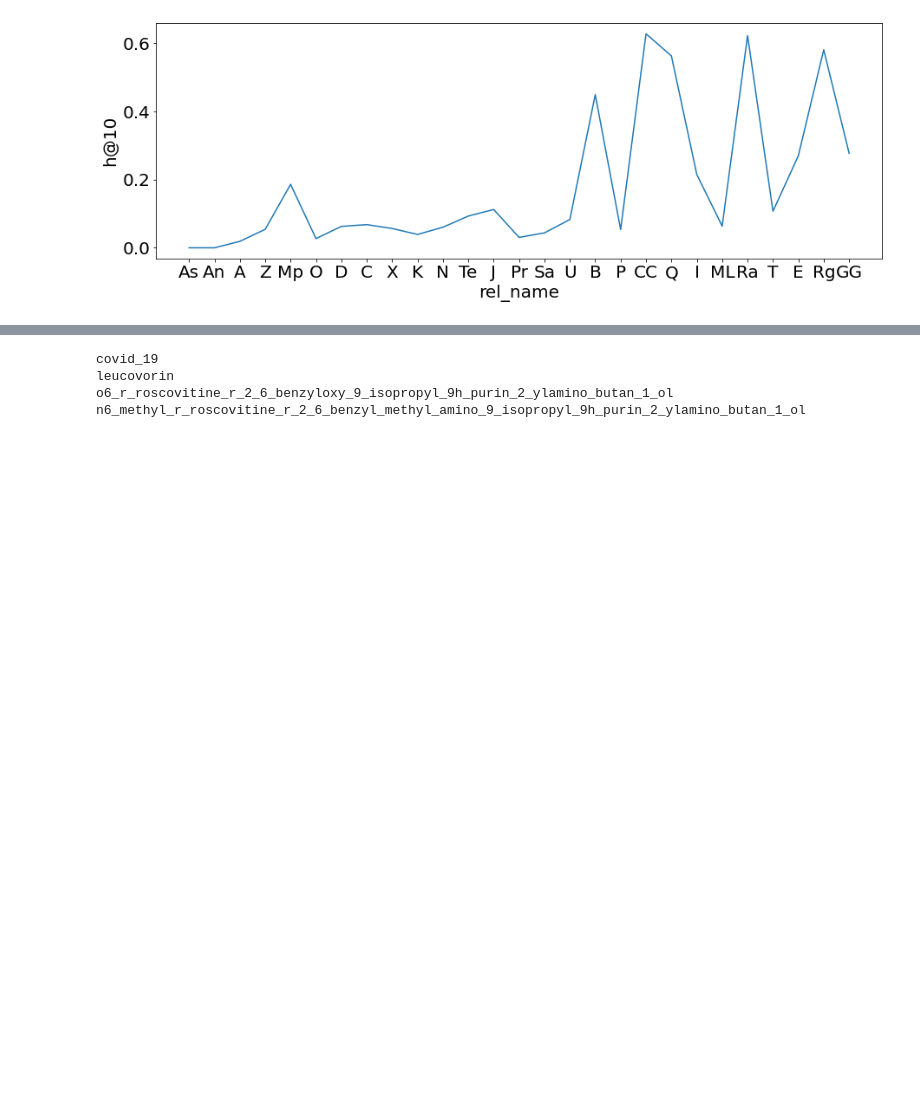
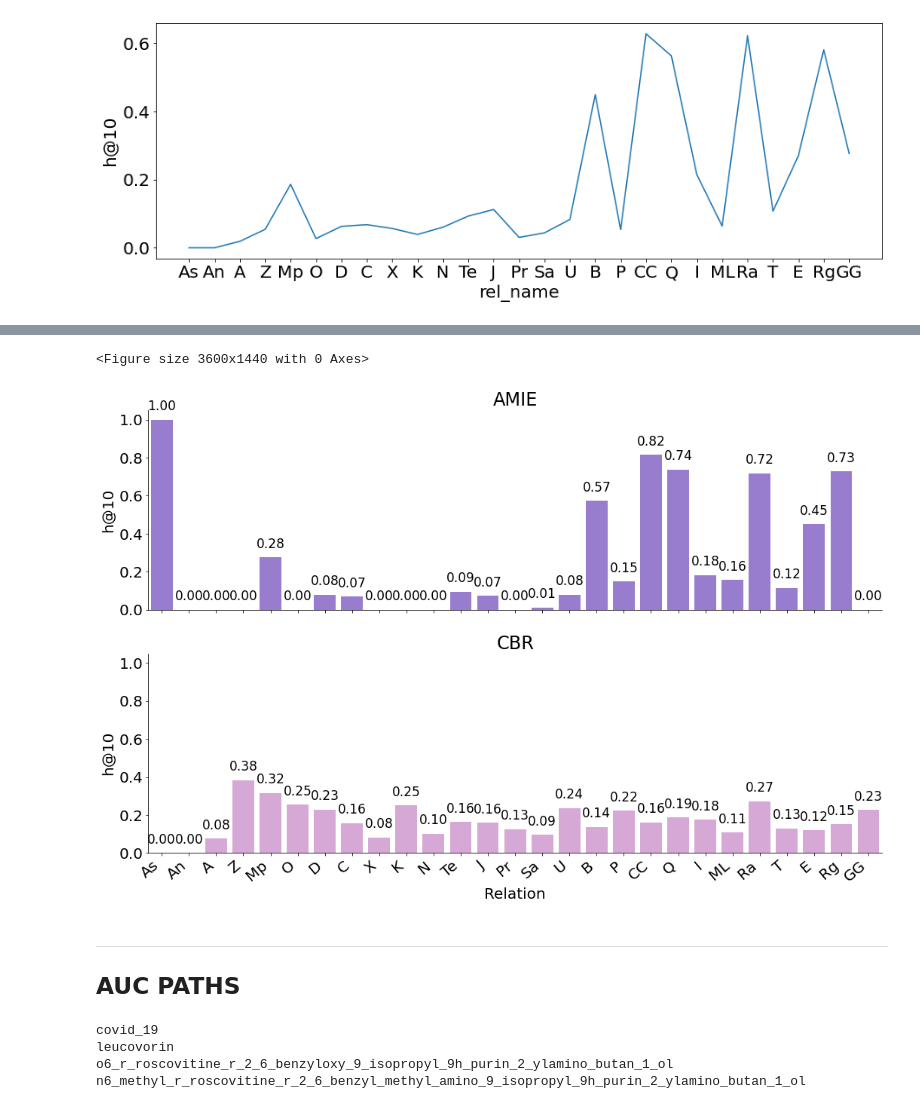
Before and after one commit to NinaCalvi/Aladdin, a Jupyter notebook: biolink/COVID results analysis/NEWCOVAnalysis.ipynb, the cells around one changed output, grey strips where cells are left out. Cells and saved outputs as stored; diff of their text form; code cells hidden in the pictures; blank space fills up the shorter version.

```diff
--- a/biolink/COVID results analysis/NEWCOVAnalysis.ipynb
+++ b/biolink/COVID results analysis/NEWCOVAnalysis.ipynb
@@ -433,0 +623,10 @@ plot_all_rels(dfs, labels, save='covid_test')
+# %%
+dfs = [amie_res_rel, cbr]
+labels = [ 'AMIE', 'CBR']
+plot_all_rels(dfs, labels, rule_based=True)
+# %% [output]
+<Figure size 3600x1440 with 0 Axes>
+[figure, added]
+# %% [markdown]
+----
+## AUC PATHS
```
Also changed, not shown: parts of 21 cells of this notebook, 34 other files.
